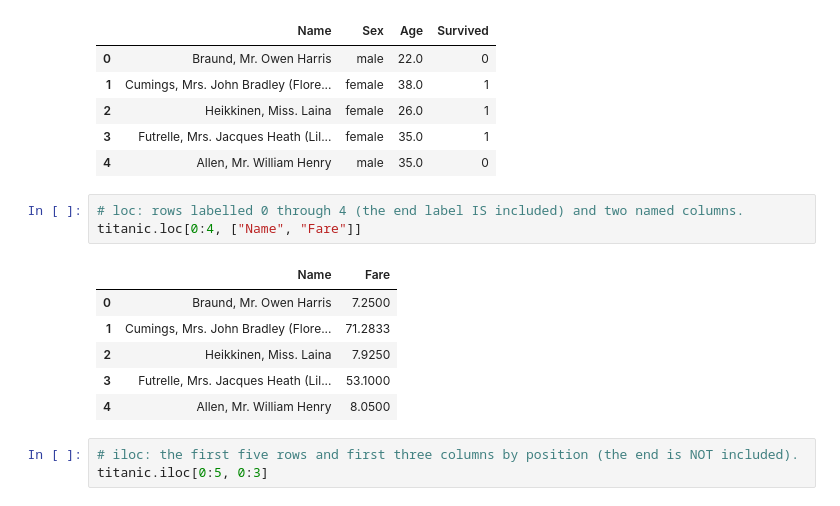
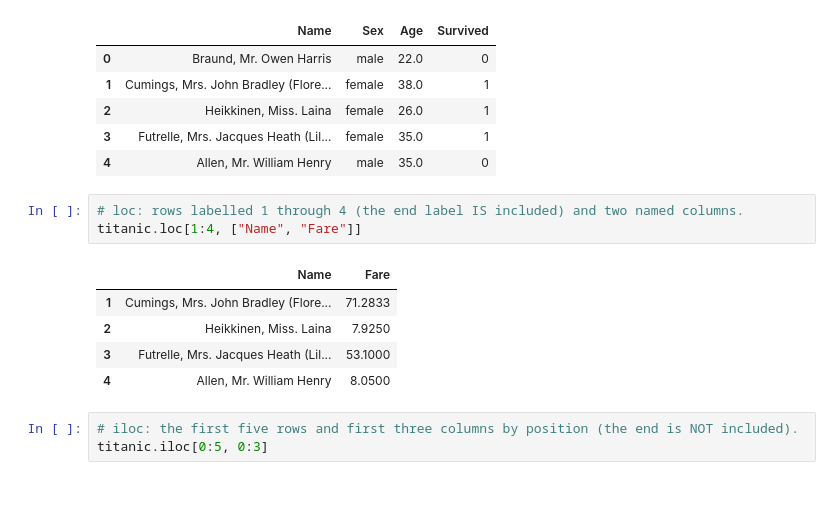
Before and after one commit to harshvardhaniimi/isa383-google-colab, a Jupyter notebook: 09_Pandas_Basic.ipynb, the cells around one changed output. Drawn from its saved outputs; the diff is of its cells as text.

```diff
--- a/09_Pandas_Basic.ipynb
+++ b/09_Pandas_Basic.ipynb
@@ -801,11 +894,10 @@ people.head()
 | 3 | Futrelle, Mrs. Jacques Heath (Lil... | female | 35.0 | 1 |
 | 4 | Allen, Mr. William Henry | male | 35.0 | 0 |
 # %%
-# loc: rows labelled 0 through 4 (the end label IS included) and two named columns.
-titanic.loc[0:4, ["Name", "Fare"]]
+# loc: rows labelled 1 through 4 (the end label IS included) and two named columns.
+titanic.loc[1:4, ["Name", "Fare"]]
 # %% [output]
 |  | Name | Fare |
-| 0 | Braund, Mr. Owen Harris | 7.2500 |
 | 1 | Cumings, Mrs. John Bradley (Flore... | 71.2833 |
 | 2 | Heikkinen, Miss. Laina | 7.9250 |
 | 3 | Futrelle, Mrs. Jacques Heath (Lil... | 53.1000 |
```
Also changed, not shown: parts of 13 cells of this notebook.
